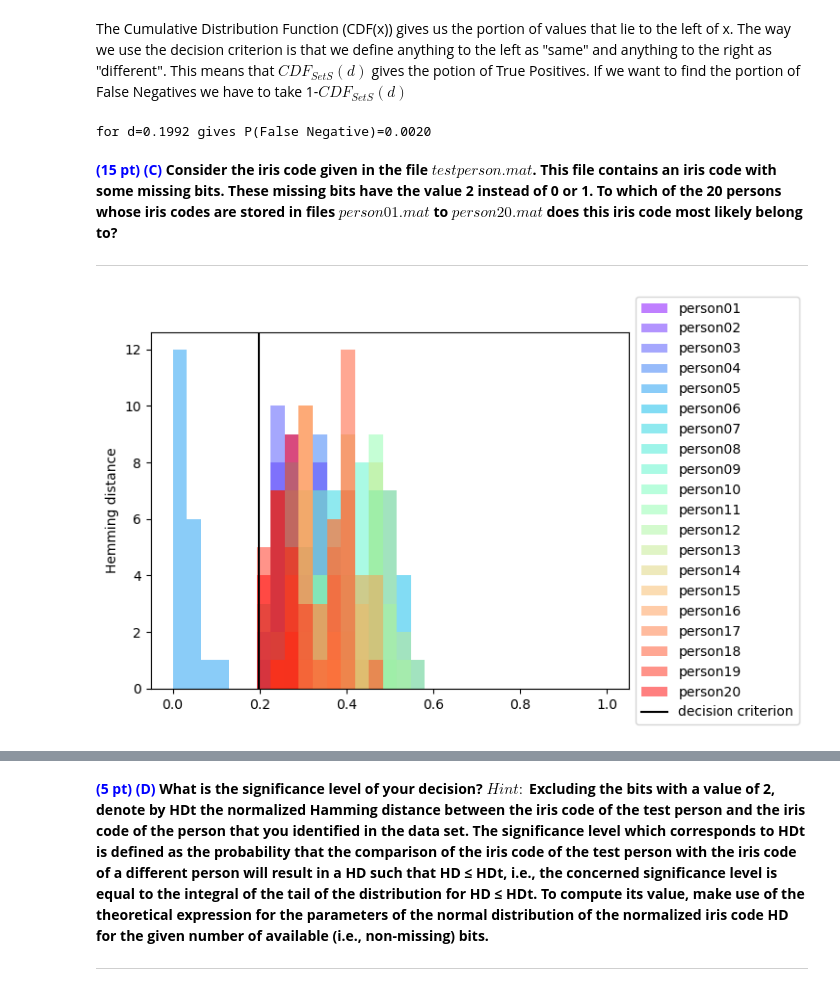
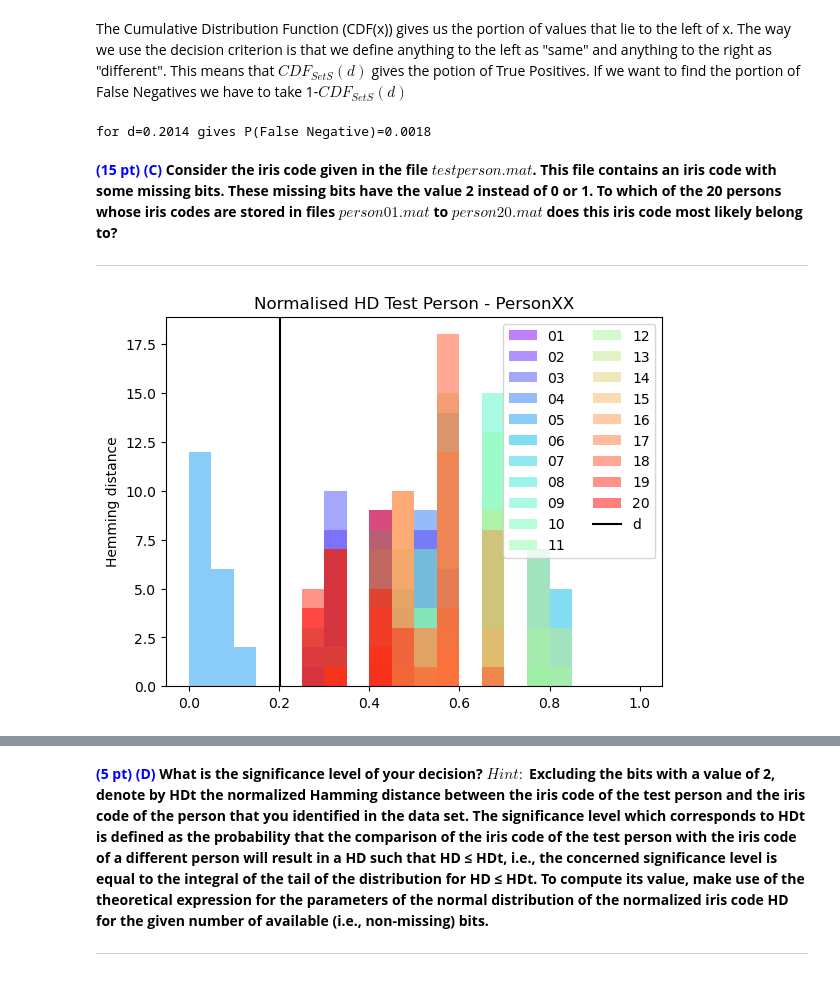
Before and after one commit to mvasselt2006/PR, a Jupyter notebook: Lab1/Elsjan_Asselt_6.ipynb, the cells around one changed output, grey strips where cells are left out. Cells and saved outputs as stored; diff of their text form; code cells hidden in the pictures.

```diff
--- a/Lab1/Elsjan_Asselt_6.ipynb
+++ b/Lab1/Elsjan_Asselt_6.ipynb
@@ -74,10 +74,13 @@ print(dict_files.keys())
 # %% [output]
 dict_keys(['person01', 'person02', 'person03', 'person04', 'person05', 'person06', 'person07', 'person08', 'person09', 'person10', 'person11', 'person12', 'person13', 'person14', 'person15', 'person16 ...
 # %%
-def HD_norm(a1,a2):
-  """Get the normalised Hamming distance between two iris codes (a1 & a2)"""
-  size= len(a1) #Get size of code to normalise
-  HD= (a1 ^ a2).sum()/size #Calculate normalised HD
+def HD_norm(a1,a2,masked=False):
+  """Get the normalised Hamming distance between two iris codes (a1 & a2)
+  Length can be changed to account for masked arrays"""
+  length=len(a1)
+  if masked:
+    length= a1.count()
+  HD= (a1 ^ a2).sum()/length #Calculate normalised HD
   return HD
 # %%
 # Compute Set S...
@@ -215,7 +242,7 @@ RA = 1 - norm.cdf(d, loc=mu_setS, scale=np.sqrt(var_setS))
 
 print(f"for d={d:.4f} gives P(False Negative)={RA:.4f}")
 # %% [output]
-for d=0.1992 gives P(False Negative)=0.0020
+for d=0.2014 gives P(False Negative)=0.0018
 # %% [markdown]
 <span style="color:blue">  **(15 pt) (C)** </span> **Consider the iris code given in the file $\textit{testperson.mat}$. This file contains an iris code with some missing bits. These missing bits have the value 2 instead of 0 or 1. To which of the 20 persons whose iris codes are stored in files $person01.mat$ to $person20.mat$ does this iris code most likely belong to?**
 
@@ -237,30 +264,33 @@ masked_testcode= np.ma.masked_array(testperson_code,mask=test_mask)
 #Create list to store HD
 HD_comp=np.zeros([20,20])   #Store each HD per iris code, per person
 HD_med=np.zeros(20)     #Also store the median HD per person
+H1_pass= np.zeros(20) #Store the amount of times each person passes H1 hypothesis (HD<d)
 
 for i,name in enumerate(names):
     iris_code= dict_files[name]
     for j in range(20):
         #Apply mask
         masked_person= np.ma.masked_array(iris_code[j,:],mask=test_mask)
-        HD= HD_norm(masked_person,masked_testcode)
+        HD= HD_norm(masked_person,masked_testcode,masked=True)
         HD_comp[i,j]=HD
+        if HD<d:
+            H1_pass[i]+=1 #Add pass count if person passes the decision criterion
     HD_med[i]=np.mean(HD_comp[i,:])
 # %%
 color = cm.rainbow(np.linspace(0, 1, 20))
 
 fig = plt.figure()
 
 ax= fig.subplots()
 for i in range(20):
-    ax.hist(HD_comp[i,:], bins=31, range=(0,1), label=names[i], color=color[i], alpha=0.5)
-ax.axvline(d,label="decision criterion", color='black')
-ax.legend(bbox_to_anchor=(1, 0.5), loc="center left")
+    ax.hist(HD_comp[i,:], bins=masked_testcode.count(), range=(0,1), label=names[i][-2:], color=color[i], alpha=0.5)
+ax.axvline(d,label="d", color='black')
+ax.legend(loc="upper right",ncol=2)
 
-ax.set_title("")
+ax.set_title("Normalised HD Test Person - PersonXX")
 ax.set_ylabel("counts")
 ax.set_ylabel("Hemming distance")
 
 show()
 # %% [output]
-[figure, old version]
+[figure, new version]
```
Also changed, not shown: parts of 12 cells of this notebook.
